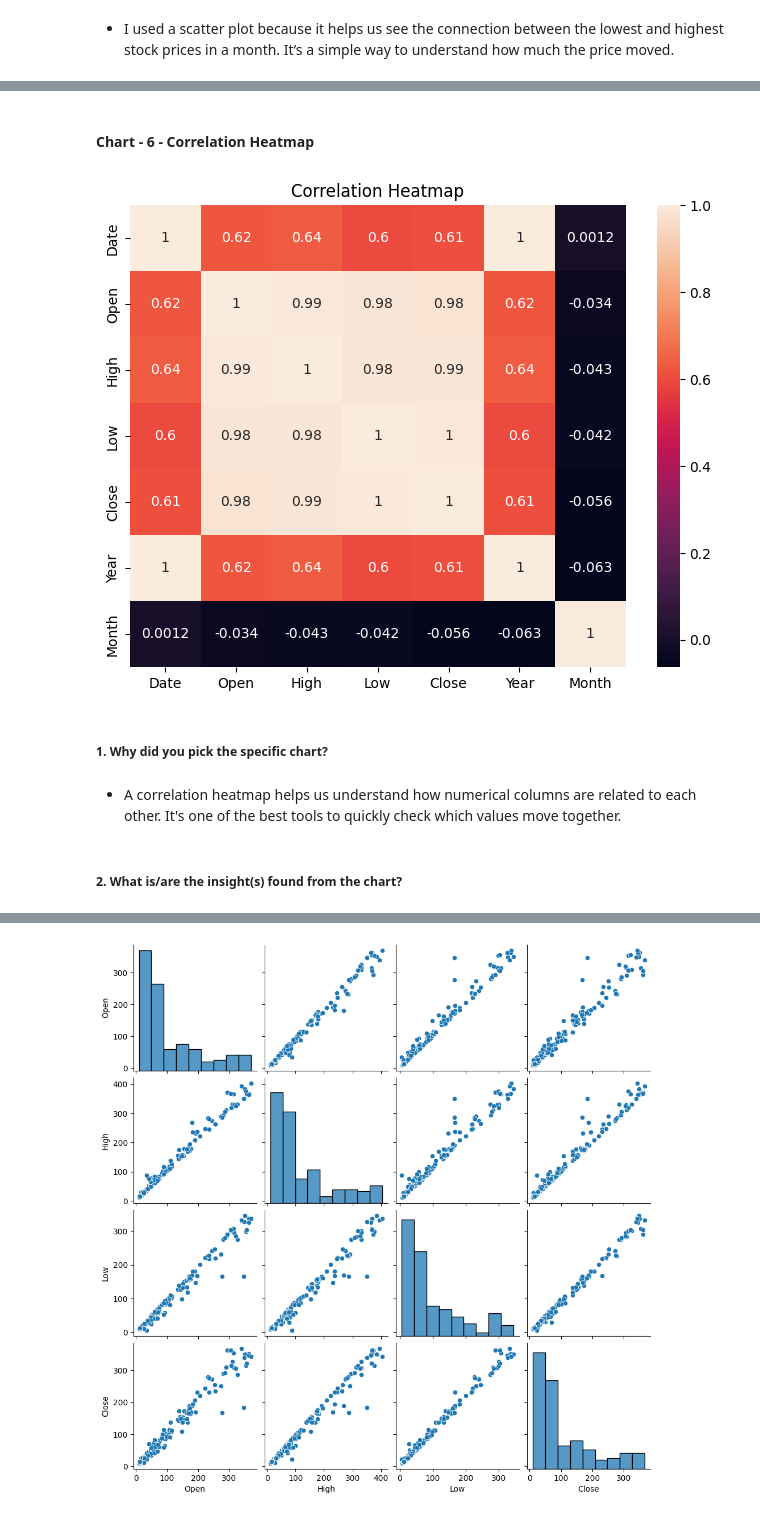
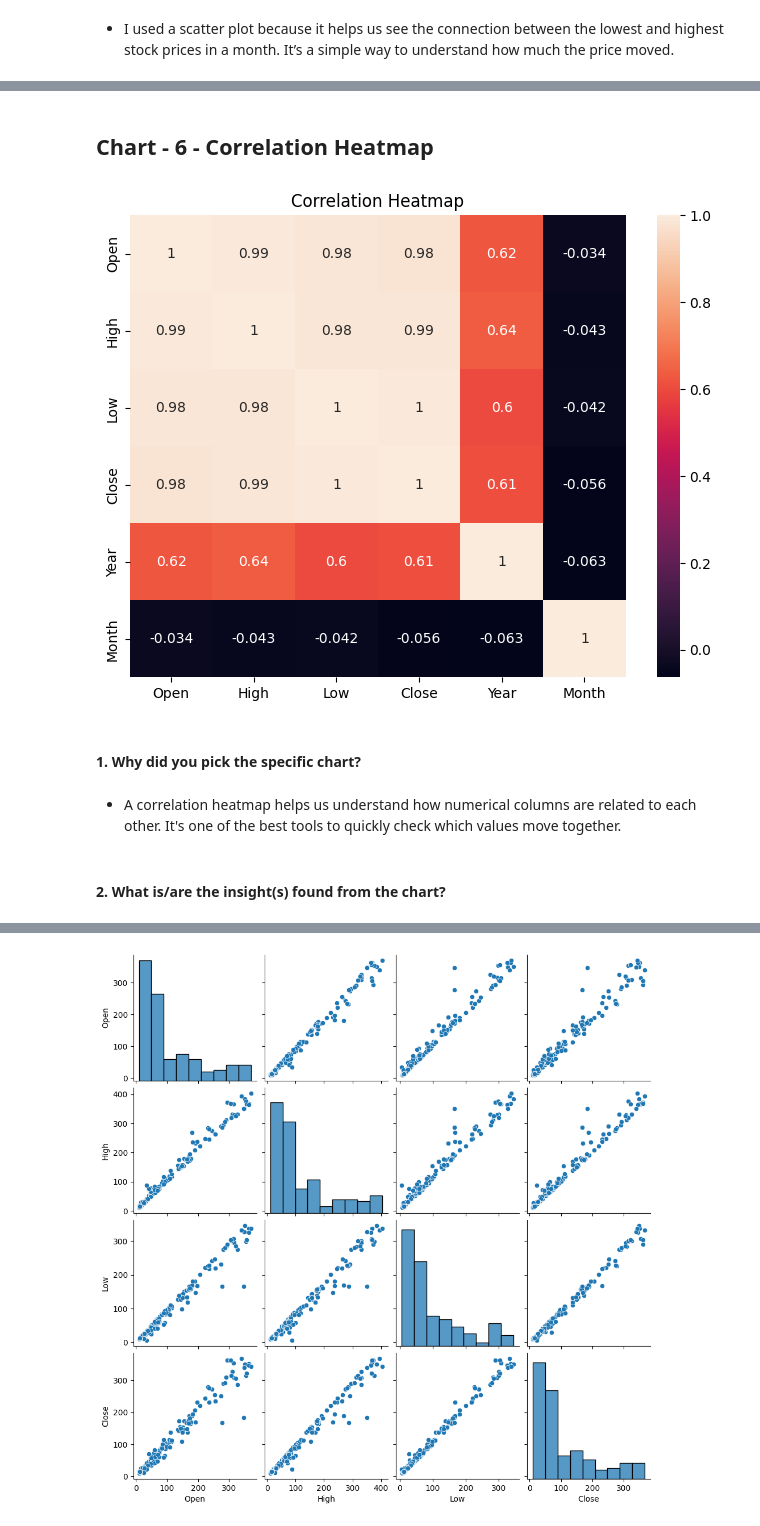
Before and after one commit to Vaisakh-Nirupam/Yes_Bank_Stock_Closing_Price_Prediction, a Jupyter notebook: Yes_Bank_Stock_Prediction.ipynb, the cells around one changed output, grey strips where cells are left out. Saved outputs shown, nothing was run; the diff lists cells and outputs as text; code cells hidden in the pictures.

```diff
--- a/Yes_Bank_Stock_Prediction.ipynb
+++ b/Yes_Bank_Stock_Prediction.ipynb
@@ -334,16 +376,17 @@ plt.show()
 # %% [markdown]
-#### Chart - 6 - Correlation Heatmap
+## Chart - 6 - Correlation Heatmap
 # %%
 # Correlation Heatmap visualization code
+df_corr = df.drop(['Date'], axis=1)
 plt.figure(figsize=(8, 6))
-sns.heatmap(df.corr(), annot=True)
+sns.heatmap(df_corr.corr(), annot=True)
 plt.title('Correlation Heatmap')
 plt.show()
 # %% [output]
-[figure, old version]
+[figure, new version]
 # %% [markdown]
-##### 1. Why did you pick the specific chart?
+#### 1. Why did you pick the specific chart?
 # %% [markdown]
 - A correlation heatmap helps us understand how numerical columns are related to each other. It's one of the best tools to quickly check which values move together.
 # %% [markdown]
-##### 2. What is/are the insight(s) found from the chart?
+#### 2. What is/are the insight(s) found from the chart?
```
Also changed, not shown: parts of 137 cells of this notebook.
